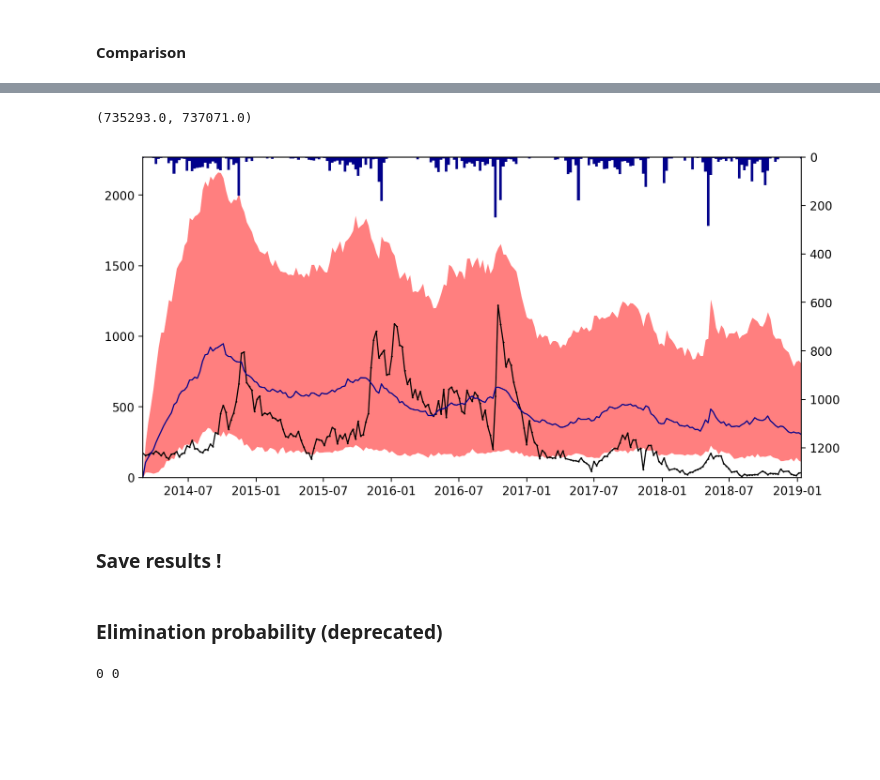
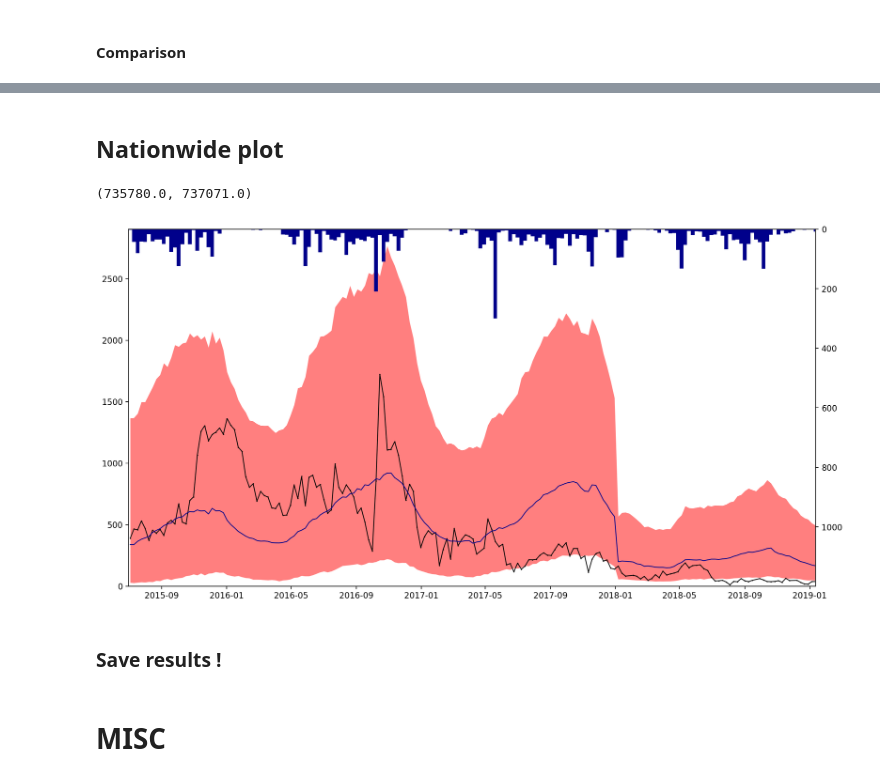
Before and after one commit to jcblemai/haiti-mass-ocv-campaign, a Jupyter notebook: forecast.ipynb, the cells around one changed output, grey strips where cells are left out. Drawn from its saved outputs; the diff is of its cells as text; code cells hidden in the pictures; blank space fills up the shorter version.

```diff
--- a/forecast.ipynb
+++ b/forecast.ipynb
@@ -226,10 +213,10 @@ IndentationError: unexpected indent (<ipython-input-85-b499be033774>, line 9)
 # %% [markdown]
 ### Repartition in the differents compartiments for one departement
 # %%
-dp = 'Artibonite'
+dp = 'Nord-Est'
 ti = input_parameters['t_start']
 tf = input_parameters['t_end']
-#tf = t_for
+tf = t_for
 fig, axes = plt.subplots((len(compartments))//5, 6, figsize=(20,15), squeeze = True);
 axes = axes.flatten();
 for i, comp in enumerate(compartments):
@@ -246,8 +231,8 @@ fig.tight_layout()
 # %% [markdown]
 #### Vaccination scenario
 # %%
-scenario = S4
-scenario_str = 'S4'
+scenario = S25
+scenario_str = 'S25'
 # %% [markdown]
 ### Vaccination without mobility to build the mobility file
 # %%
@@ -262,7 +265,7 @@ ti = input_parameters['t_start']
 #ti = input_parameters['t_end']
 tf = t_for
 
-fig, axes = plt.subplots((len(all_data))//2+1, 2, figsize=(15,5), squeeze = True, dpi = 200);
+fig, axes = plt.subplots((len(all_data))//2, 2, figsize=(15,5), squeeze = True, dpi = 200);
 axes = axes.flatten();
 fig.patch.set_facecolor('white')
 
@@ -380,18 +397,18 @@ for i, dp in enumerate(dept_avail):
     axes[i].set_ylim(0)
     axt.set_ylim(2*max(rain[dp].resample('W-SAT').sum()[t_start:t_for]),0) # check if only reverse y
     axes[i].set_xlim(ti, tf)
-    # convert to matplotlib date representation
-    start = mdates.date2num(scenario.t_vacc_start[dp])
-    end = mdates.date2num(scenario.t_vacc_end[dp])
-    width = end - start
-    rect = Rectangle((start, 0), width, 100+max(all_data_vacc[dp]['cases']['q95']), color='orange', alpha= 0.1)
-    axes[i].add_patch(rect)
-    axes[i].add_artist(rect)
-    rx, ry = rect.get_xy()
-    cx = rx + rect.get_width()/2.0
-    cy = ry + rect.get_height()/1.5
-    #axes[i].annotate(r'Vaccination', (cx, cy), color='black',# weight='bold',
-    #            fontsize=12, ha='center', va='center', rotation='vertical')
+    #if dp in ['Artibonite', 'Centre', 'Ouest']:
+    if dp in dept_avail:
+        # convert to matplotlib date representation
+        start = mdates.date2num(scenario.t_vacc_start[dp])
+        end = mdates.date2num(scenario.t_vacc_end[dp])
+        width = end - start
+        rect = Rectangle((start, 0), width, 1000+max(all_data_vacc[dp]['cases']['q95']), color='orange', alpha= 0.1)
+        axes[i].add_patch(rect)
+        axes[i].add_artist(rect)
+        rx, ry = rect.get_xy()
+        cx = rx + rect.get_width()/2.0
+        cy = ry + rect.get_height()/1.5
 
 fig.tight_layout()
 # %% [output]
@@ -439,3 +454,5 @@ fig.tight_layout()
+# %% [markdown]
+## Nationwide plot
 # %%
 to_plot = all_data
 plot_all_q50 =  pd.DataFrame(0, index = pd.DatetimeIndex(start =  t_start,
@@ -445,39 +462,37 @@ plot_all_q05 =  pd.DataFrame(0, index = pd.DatetimeIndex(start =  t_start,
                                       end = t_for, freq = 'W-SAT'), columns = dept_name)
 
 plot_all_q95 =  pd.DataFrame(0, index = pd.DatetimeIndex(start =  t_start,
                                       end = t_for, freq = 'W-SAT'), columns = dept_name)
 
 for dp in dept_avail:
-        if dp is not 'Ouest':
             plot_all_q50[dp] = to_plot[dp]['cases']['q50']
             plot_all_q95[dp] = to_plot[dp]['cases']['q95']
             plot_all_q05[dp] = to_plot[dp]['cases']['q05']
 
 plot_all = pd.concat([plot_all_q05.sum(axis=1), plot_all_q50.sum(axis=1), plot_all_q95.sum(axis=1)], axis = 1, keys = ['q05', 'q50', 'q95'])
 
 
 ti = input_parameters['t_start']
+ti = datetime.date(2015,7,1)
 tf = input_parameters['t_end']
 #tf = t_for
 
-cases.drop('Ouest', axis = 1, inplace=True)
-
-fig, axes = plt.subplots(1, 1, figsize=(10,5), squeeze = True, dpi = 200);
+fig, axes = plt.subplots(1, 1, figsize=(15,8), squeeze = True, dpi = 200);
 fig.patch.set_facecolor('white')
 axt =  axes.twinx()
 axes.plot(cases.sum(axis=1)[t_start:][ti:tf], marker='.', linestyle='-',color='k', linewidth=1, markersize=1 )
 axes.fill_between(plot_all['q05'][ti:tf].index, plot_all['q05'][ti:tf], plot_all['q95'][ti:tf], alpha = .5, color = 'red', linewidth = 0)
 axes.plot(plot_all['q50'][ti:tf], alpha = 1,linestyle='-', linewidth = 1, color = 'darkblue')
 axt.bar(pd.date_range(ti,tf, freq='W-SAT').date, rain[dp].resample('W-SAT').sum()[ti:tf], label = r'Rainfall', color = 'darkblue', width=7, alpha = 1)
 
 axes.set_ylim(0)
 axt.set_ylim(4*max(rain[dp].resample('W-SAT').sum()[t_start:t_for]),0) # check if only reverse y
 axes.set_xlim(ti, tf)
 
 #fig.tight_layout()
 # %% [output]
-(735293.0, 737071.0)
+(735780.0, 737071.0)
-[figure, old version]
+[figure, new version]
 # %% [markdown]
 ### Save results !
 # %%
@@ -512,33 +527,7 @@ csv_all_q05.to_csv(scenario_str + '_q05_s.csv', index_label='date')
 csv_all_q95.to_csv(scenario_str + '_q95_s.csv', index_label='date')
 csv_all_q50.to_csv(scenario_str + '_q50_s.csv', index_label='date')
 pd.concat([csv_all_q05.sum(axis=1), csv_all_q50.sum(axis=1), csv_all_q95.sum(axis=1)], axis = 1, keys = ['q05', 'q50', 'q95']).to_csv(scenario_str + '_national_s.csv', index_label='date')
-# %% [markdown]
-### Elimination probability (deprecated)
-# %%
-sc = 'S6'
-sims = pd.read_csv('all_sim' + sc +  '.csv', index_col = 0, parse_dates = True)
-t_init = datetime.date(2018,7,14)
-#1100 cases per year
-#1.1 cases
-
-pc_them = 0
-pc_us = 0
-for i in range(10):
-    smlr = sims[str(i)][t_init:datetime.date(2022,12,31)].rolling(52).sum()
-    if smlr.min() < 1100:
-        pc_them += 10
-    if smlr.min() < 1.1:
-        pc_us += 10
-
-
-# S1: 100 and 0
-# S2: 0 and 0
-# S3: 0 0
-# S4 100 and 0
-# S5 0 and 0
-# S6 0 and 0
-print(pc_them, pc_us)
-# %% [output]
-0 0
+# %% [markdown]
+# MISC
 # %%
 all_data['Artibonite']['B']
```
Also changed, not shown: parts of 21 cells of this notebook, 4 other files.
